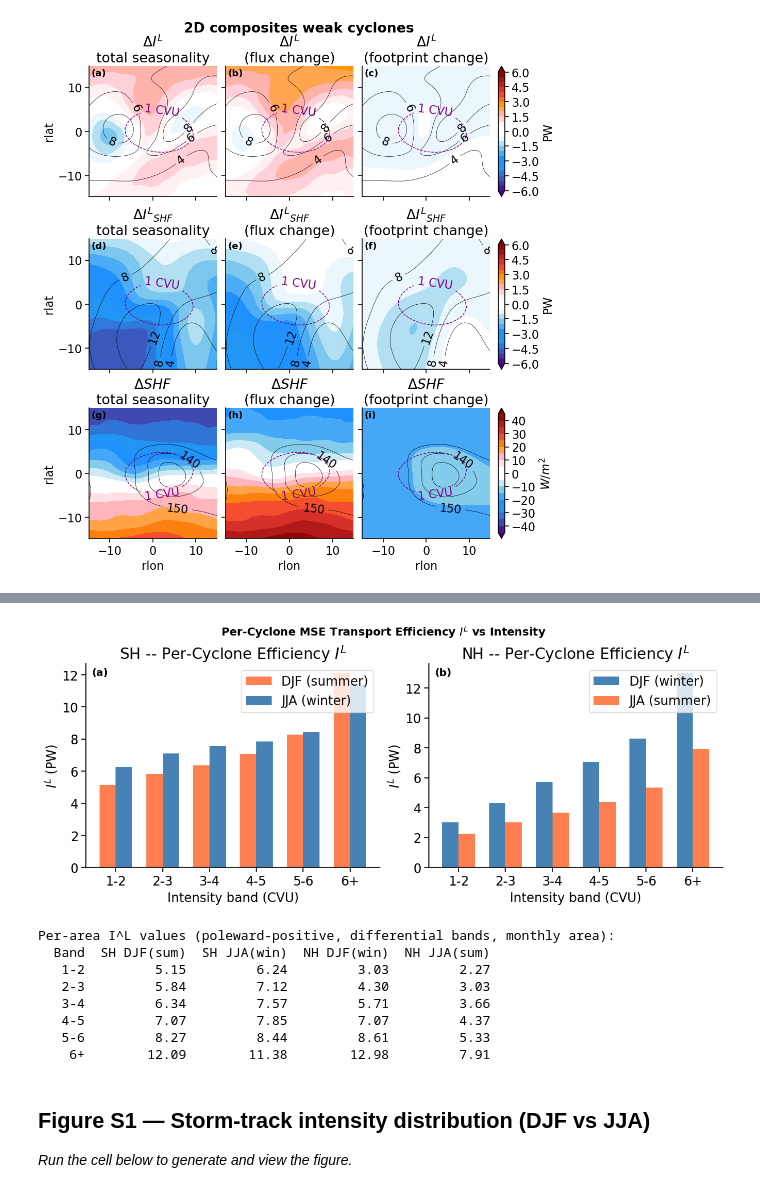
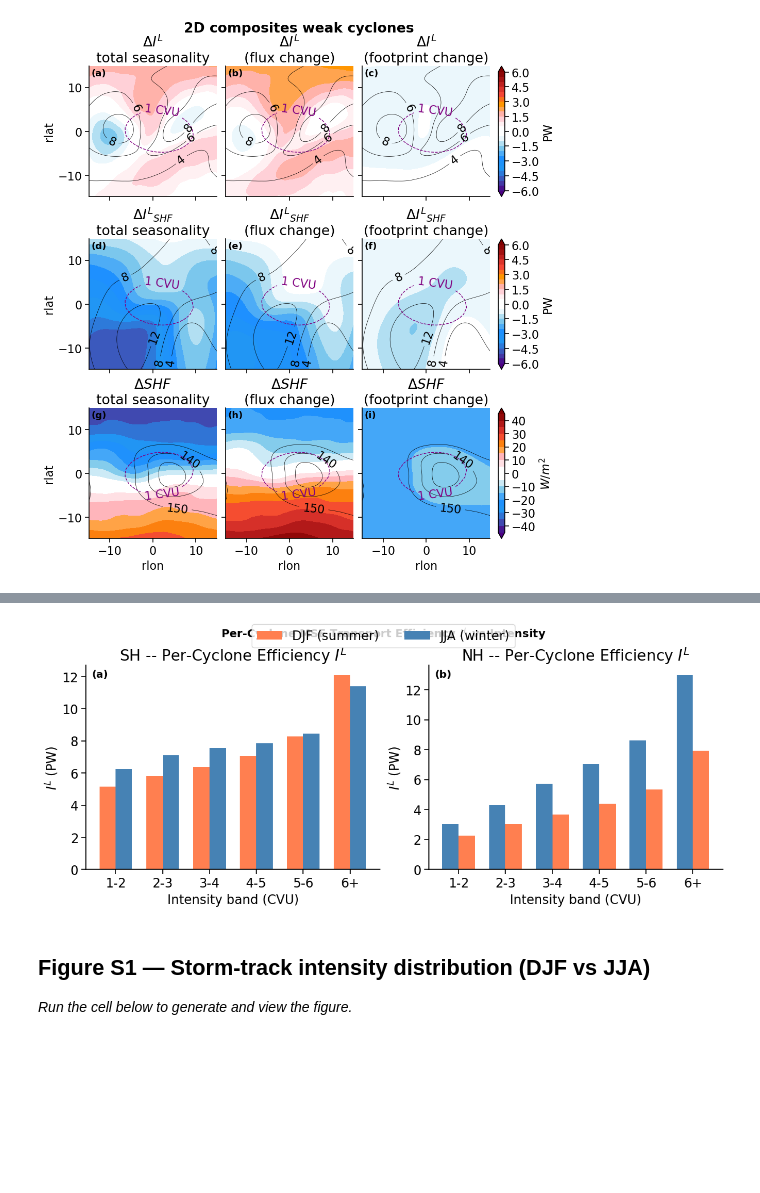
Before and after one commit to gmsarro/mse_cyclone-energetics, a Jupyter notebook: notebooks/final_figures.ipynb, the cells around one changed output, grey strips where cells are left out. Saved outputs shown, nothing was run; the diff lists cells and outputs as text; code cells hidden in the pictures; blank space fills up the shorter version.

Commit message:
final_figures: config-driven years/paths (TRANSPORT_YEAR_*, MASS_DIR, OUT_DIR, VERBOSE); single fig.legend above mse_flux panels; gate all diagnostic prints

```diff
--- a/notebooks/final_figures.ipynb
+++ b/notebooks/final_figures.ipynb
@@ -14,6 +14,7 @@ the seasonal cycle of poleward energy transport.
 # %%
 %matplotlib inline
 
+import os
 import pathlib
 import string
 
@@ -56,6 +57,12 @@ SEASON_LABELS = ["Jan", "Feb", "Mar", "Apr", "May", "Jun",
 # ============================================================================
 OUTPUT_ROOT = pathlib.Path("/project2/tas1/gmsarro")
 
+VERBOSE = False  # Set True for diagnostic prints
+OUT_DIR = "."
+TRANSPORT_YEAR_START = 2015  # For lat_transport figure; use 2000 after building cache with scripts/build_transport_cache_means.py
+TRANSPORT_YEAR_END = 2022
+MASS_DIR = "/project2/tas1/abacus/data1/tas/archive/Reanalysis/ERA5/vint/era5_mass_consistent_monthly"
+
 NC_FLUX = OUTPUT_ROOT / "cyclone_centered" / f"WITH_INT_Cyclones_Sampled_Poleward_Fluxes_{AREA_CUT}.nc"
 NC_ANT_INT = OUTPUT_ROOT / "track" / "final" / "anticyclonic_intensity.nc"
 NC_CYC_INT = OUTPUT_ROOT / "track" / "final" / "cyclonic_intensity.nc"
@@ -87,9 +94,11 @@ else:
     BAND_FIG2_AREA, BAND_FIG2_TRACK = 1.6314, 0.2576
     BAND_FIG4 = np.array([0.56211868, 0.50009662, 1.54478985, 1.73862676])
     BAND_FIG5 = np.array([0.49847698, 0.64521838, 2.9932972, 1.80434723])
-    print("Note: interannual_variability.nc not found; using fallback band values.")
+    if VERBOSE:
+        print("Note: interannual_variability.nc not found; using fallback band values.")
 
-print(f"Fig 1 gray bands: a={BAND_FIG1_A:.4f}, b={BAND_FIG1_B:.4f}, c={BAND_FIG1_C:.4f}")
-print(f"Fig 2 gray bands: area={BAND_FIG2_AREA:.4f}, track={BAND_FIG2_TRACK:.4f}")
-print(f"Fig 4 gray bands: {BAND_FIG4}")
-print(f"Fig 5 gray bands: {BAND_FIG5}")
+if VERBOSE:
+    print(f"Fig 1 gray bands: a={BAND_FIG1_A:.4f}, b={BAND_FIG1_B:.4f}, c={BAND_FIG1_C:.4f}")
+    print(f"Fig 2 gray bands: area={BAND_FIG2_AREA:.4f}, track={BAND_FIG2_TRACK:.4f}")
+    print(f"Fig 4 gray bands: {BAND_FIG4}")
+    print(f"Fig 5 gray bands: {BAND_FIG5}")
@@ -1791,53 +1777,47 @@ axes[0].set_xlabel('Intensity band (CVU)')
 axes[0].set_ylabel(r'$I^L$ (PW)')
 axes[0].set_xticks(x)
 axes[0].set_xticklabels(band_labels)
-axes[0].legend(loc='upper right', frameon=True)
 axes[0].axhline(0, color='k', lw=0.8)
 
 # NH: DJF = winter, JJA = summer. Poleward in NH is positive.
 axes[1].bar(x - width / 2, IL_nh_djf, width, label='DJF (winter)', color='steelblue')
 axes[1].bar(x + width / 2, IL_nh_jja, width, label='JJA (summer)', color='coral')
 axes[1].set_title(r'NH -- Per-Cyclone Efficiency $I^L$')
 axes[1].set_xlabel('Intensity band (CVU)')
 axes[1].set_ylabel(r'$I^L$ (PW)')
 axes[1].set_xticks(x)
 axes[1].set_xticklabels(band_labels)
-axes[1].legend(loc='upper right', frameon=True)
 axes[1].axhline(0, color='k', lw=0.8)
+
+handles, labels = axes[0].get_legend_handles_labels()
+fig.legend(handles, labels, loc='upper center', bbox_to_anchor=(0.5, 1.02), ncol=2, frameon=True)
 
 for i, ax in enumerate(axes):
     ax.text(0.02, 0.98, f'({string.ascii_lowercase[i]})', transform=ax.transAxes,
             fontsize=13, fontweight='bold', va='top', ha='left')
 
 fig.suptitle(
     r'Per-Cyclone MSE Transport Efficiency $I^L$ vs Intensity',
     fontsize=14, fontweight='bold',
 )
 fig.savefig(
     os.path.join(OUT_DIR, 'mse_flux_vs_intensity.pdf'),
     bbox_inches='tight',
 )
 fig.savefig(
     os.path.join(OUT_DIR, 'mse_flux_vs_intensity.png'),
     dpi=300, facecolor='white', bbox_inches='tight',
 )
 plt.show()
 
-print("Per-area I^L values (poleward-positive, differential bands, monthly area):")
-print(f"{'Band':>6} {'SH DJF(sum)':>12} {'SH JJA(win)':>12} {'NH DJF(win)':>12} {'NH JJA(sum)':>12}")
-for b in range(6):
-    print(f"{band_labels[b]:>6s} {-IL_sh_djf[b]:12.2f} {-IL_sh_jja[b]:12.2f} "
+if VERBOSE:
+    print("Per-area I^L values (poleward-positive, differential bands, monthly area):")
+    print(f"{'Band':>6} {'SH DJF(sum)':>12} {'SH JJA(win)':>12} {'NH DJF(win)':>12} {'NH JJA(sum)':>12}")
+    for b in range(6):
+        print(f"{band_labels[b]:>6s} {-IL_sh_djf[b]:12.2f} {-IL_sh_jja[b]:12.2f} "
           f"{IL_nh_djf[b]:12.2f} {IL_nh_jja[b]:12.2f}")
 # %% [output]
-[figure, old version]
+[figure, new version]
-Per-area I^L values (poleward-positive, differential bands, monthly area):
-  Band  SH DJF(sum)  SH JJA(win)  NH DJF(win)  NH JJA(sum)
-   1-2         5.15         6.24         3.03         2.27
-   2-3         5.84         7.12         4.30         3.03
-   3-4         6.34         7.57         5.71         3.66
-   4-5         7.07         7.85         7.07         4.37
-   5-6         8.27         8.44         8.61         5.33
-    6+        12.09        11.38        12.98         7.91
 # %% [markdown]
 ## Figure S1 — Storm-track intensity distribution (DJF vs JJA)
 
```
Also changed, not shown: parts of 7 cells of this notebook.
